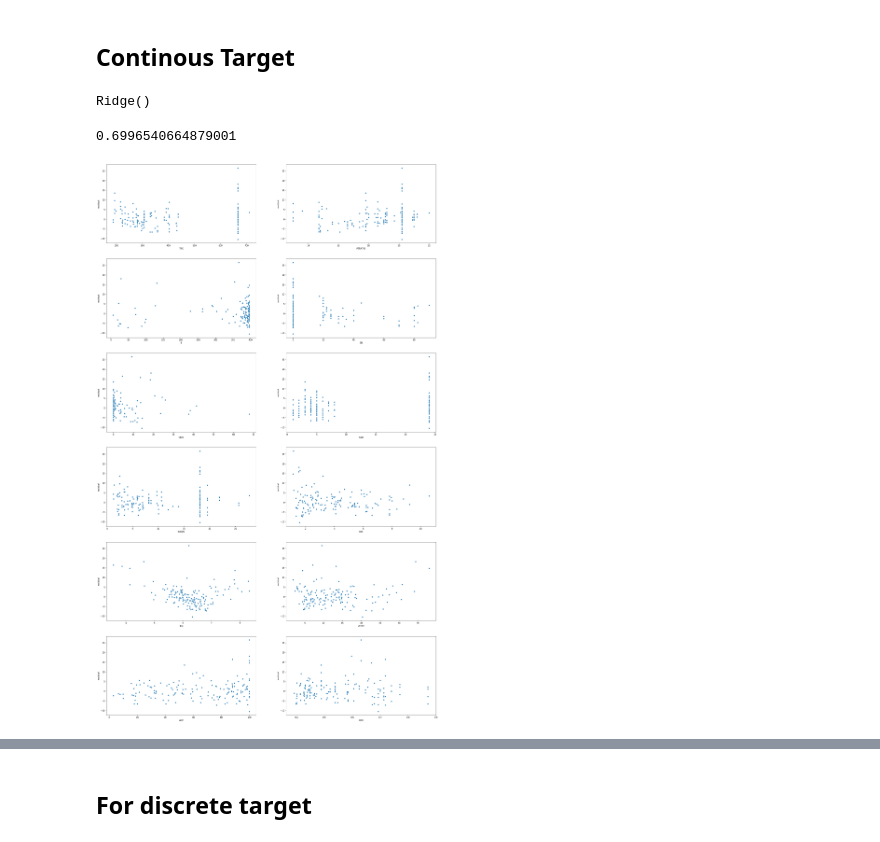
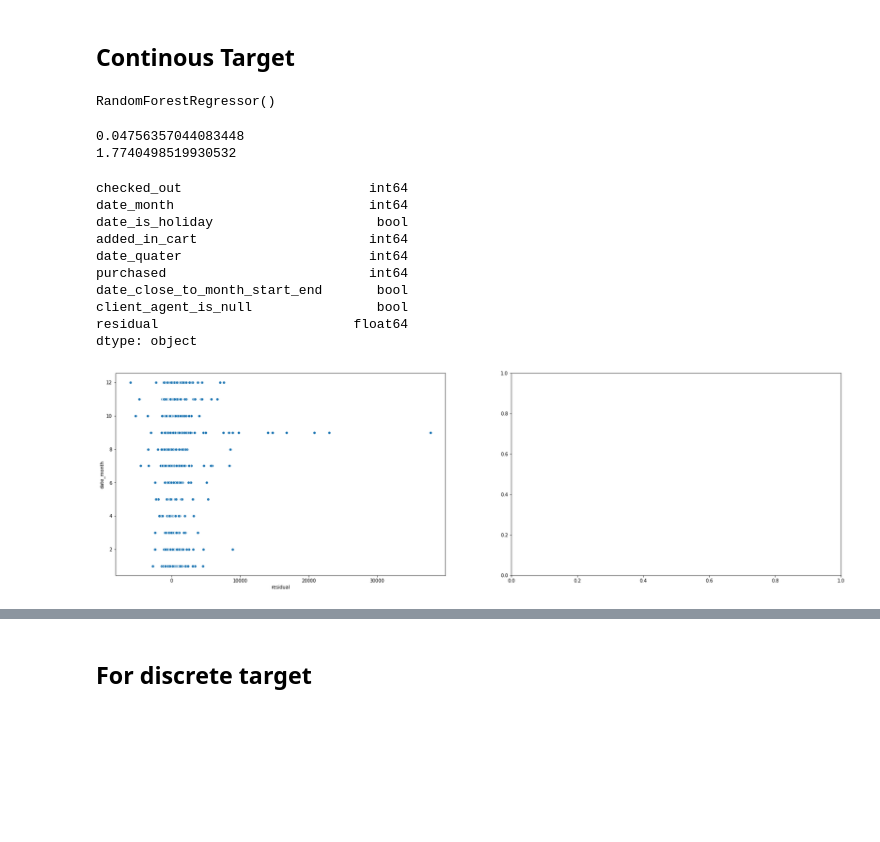
Before and after one commit to susmitpy/DataScienceProjectStarterKit, a Jupyter notebook: phases/ResidualAnalysis.ipynb, the cells around one changed output, grey strips where cells are left out. Cells and saved outputs as stored; diff of their text form; code cells hidden in the pictures; blank space fills up the shorter version.

```diff
--- a/phases/ResidualAnalysis.ipynb
+++ b/phases/ResidualAnalysis.ipynb
@@ -27,17 +29,46 @@ X["CHAS"] = pd.Categorical(X["CHAS"])
+# %%
+df = pd.read_csv("../data/Train.csv")
+
+X = df.drop("time_spent",axis=1)
+y = df["time_spent"]
 # %%
 X_train, X_test, y_train, y_test = train_test_split(X,y,test_size=0.3)
 
-model = Ridge()
+X_train = data_prepping.fit_transform(X_train)
+X_train["y"] = y_train
+X_train = X_train.query("date_month!=9")
+y_train = X_train["y"]
+X_train.drop("y",axis=1,inplace=True)
+
+model = RandomForestRegressor()
 model.fit(X_train,y_train)
 # %% [output]
-Ridge()
+RandomForestRegressor()
 # %%
+X_test = data_prepping.transform(X_test)
 y_pred = model.predict(X_test)
 print(r2_score(y_test,y_pred))
+print(np.sqrt(mean_squared_log_error(y_test,y_pred)))
 # %% [output]
-0.6996540664879001
+0.04756357044083448
+1.7740498519930532
 # %%
 res = X_test.copy()
 res["residual"] = y_test - y_pred
+# %%
+res.dtypes
+# %% [output]
+checked_out                        int64
+date_month                         int64
+date_is_holiday                     bool
+added_in_cart                      int64
+date_quater                        int64
+purchased                          int64
+date_close_to_month_start_end       bool
+client_agent_is_null                bool
+residual                         float64
+dtype: object
+# %%
+res = DTypeTransformer({"checked_out":"bool","added_in_cart":"bool","purchased":"bool","date_quater":"category"}).fit_transform(res)
 # %%
 num_cols = list(set(res.select_dtypes(include=np.number).columns) - set(["residual"]))
@@ -45,13 +76,13 @@ cat_cols = res.select_dtypes(include="category").columns
 # %%
 num_rows = int(np.ceil(len(num_cols) / 2))
 
 fig, axes = plt.subplots(nrows=num_rows, ncols=2, figsize=(28,num_rows*8))
 ax= axes.flatten()
 for index,col in enumerate(num_cols,0):
     axes = ax[index]
-    sns.scatterplot(res[col],res["residual"],ax=axes)
+    sns.scatterplot(res["residual"],res[col],ax=axes)
 # %% [output]
-[figure, old version]
+[figure, new version]
 # %%
 num_rows = int(np.ceil(len(cat_cols) / 2))
 
```
Also changed, not shown: parts of 5 cells of this notebook, 4 other files.
